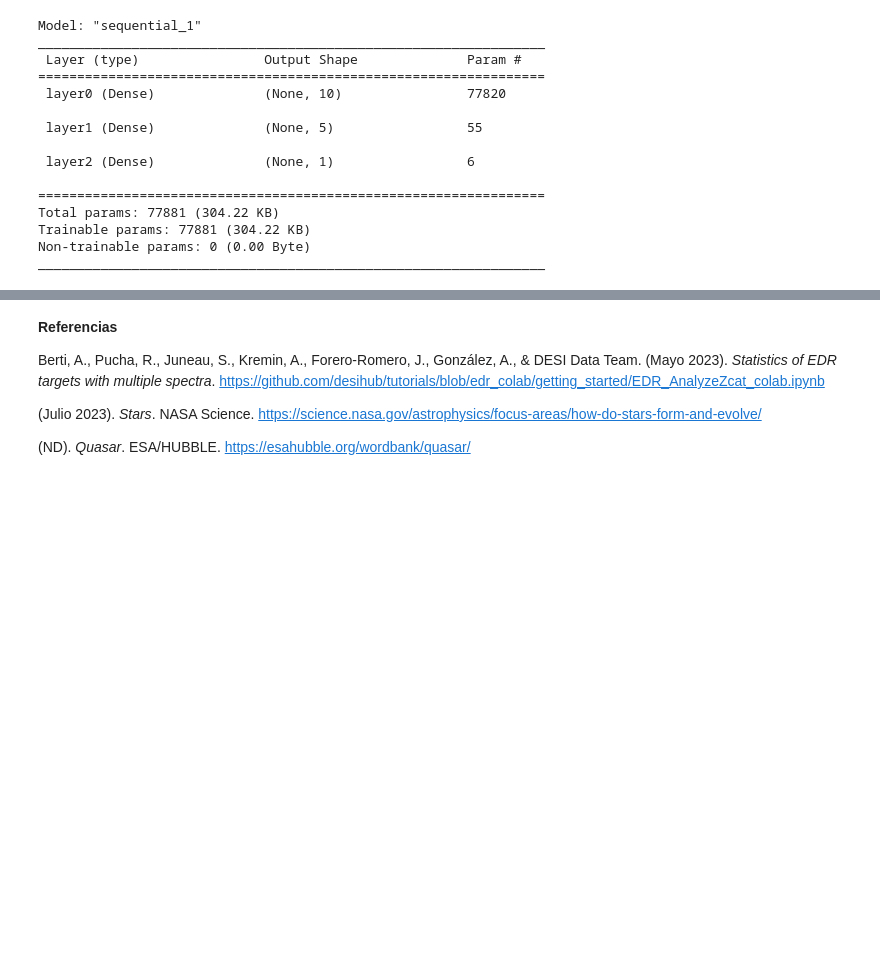
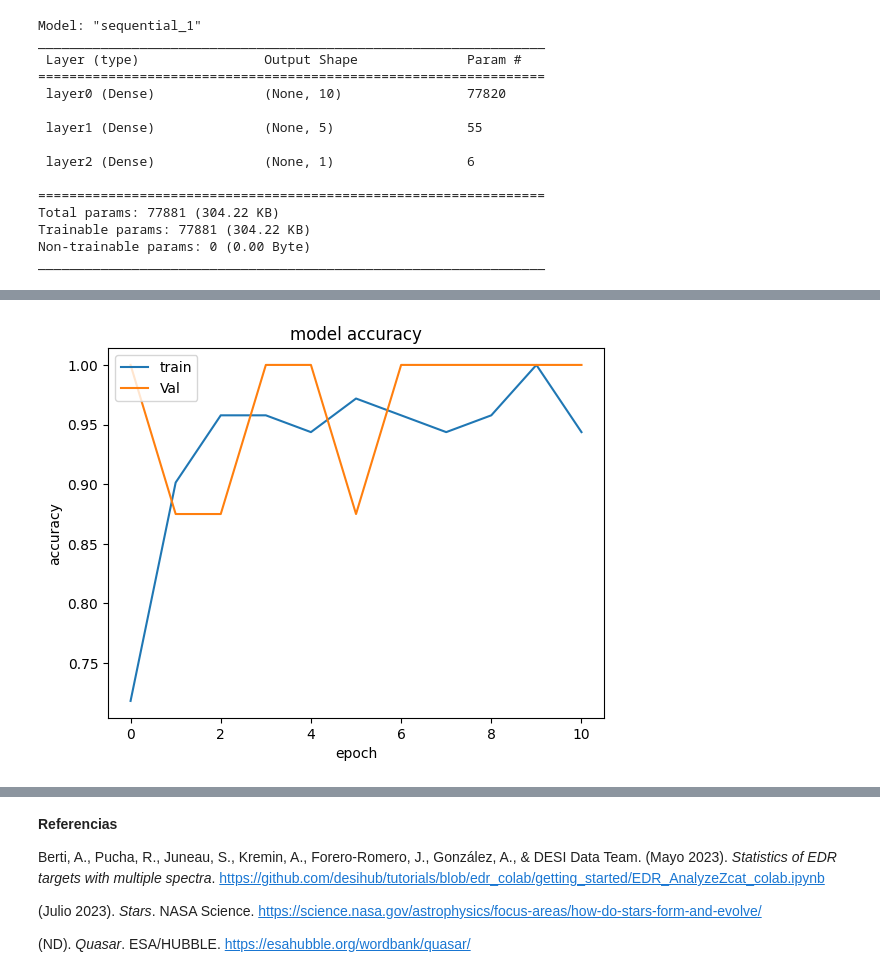
Before and after one commit to DCI-alxogm/ml2023-BlackPuma075, a Jupyter notebook: Dic_08_14/EDR_NN_Binary_QSO_STAR.ipynb, the cells around one changed output, grey strips where cells are left out. Drawn from its saved outputs; the diff is of its cells as text; code cells hidden in the pictures; blank space fills up the shorter version.

```diff
--- a/Dic_08_14/EDR_NN_Binary_QSO_STAR.ipynb
+++ b/Dic_08_14/EDR_NN_Binary_QSO_STAR.ipynb
@@ -515,7 +512,7 @@ from sklearn import preprocessing
 # %%
 #Nuestros datos ya están de la forma (n features, n samples), solo hay que normalizarlos
 #Renombro los datos solo para tener una notación más familiar y fácil de recordar
-X_flatten = specs13.T
+X_flatten = specs3.T
 Y = y
 
 scaler=preprocessing.StandardScaler().fit(X_flatten)
@@ -794,0 +792,20 @@ test accuracy: 53.086419753086425 %
+# %%
+tf.random.set_seed(1234)
+model5 = Sequential(
+    [
+        tf.keras.Input(shape=(x_train.shape[1],)),
+        Dense(100, activation='relu', kernel_initializer='he_uniform', name = 'layer0'),
+        Dropout(0.1),
+        Dense(100, activation='relu',kernel_initializer='he_uniform', name = 'layer1'),
+        Dropout(0.1),
+        Dense(100, activation='relu',kernel_initializer='he_uniform', name = 'layer2'),
+        Dropout(0.1),
+        Dense(1, activation='sigmoid',kernel_initializer='he_uniform', name = 'layer3'),
+     ]
+)
+model5.summary()
+model5.compile(
+    loss = tf.keras.losses.BinaryCrossentropy(),
+    optimizer='sgd',
+    metrics=[tf.keras.metrics.BinaryAccuracy()]
+)
@@ -794,0 +830,11 @@ test accuracy: 53.086419753086425 %
+# %%
+history5 = model5.fit(
+    x_train,y_train,
+    epochs=11,
+    batch_size=8,
+    validation_split=0.1
+)
+
+y_hat = model5.predict(x_test)
+y_hat= (y_hat >= 0.5).astype(int)
+print("test accuracy: {} %".format(100 - np.mean(np.abs(y_hat - y_test)) * 100))
@@ -794,0 +862,10 @@ test accuracy: 53.086419753086425 %
+# %%
+plt.plot(history5.history['binary_accuracy'])
+plt.plot(history5.history['val_binary_accuracy'])
+plt.title('model accuracy')
+plt.ylabel('accuracy')
+plt.xlabel('epoch')
+plt.legend(['train', 'Val'], loc='upper left')
+plt.show()
+# %% [output]
+[figure, added]
```
Also changed, not shown: parts of 38 cells of this notebook.
